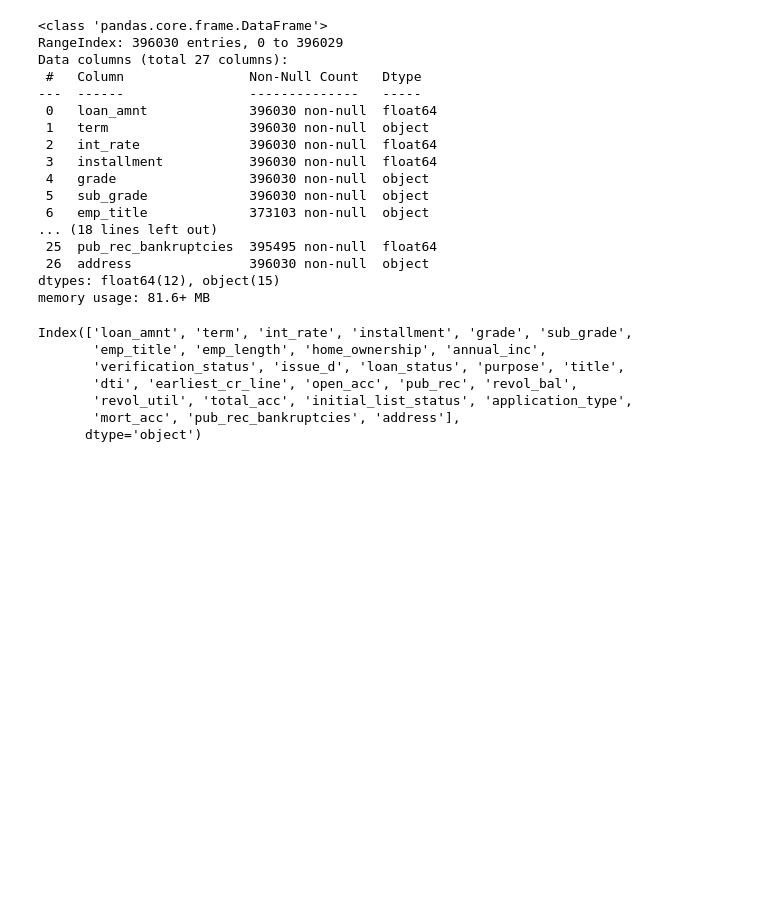
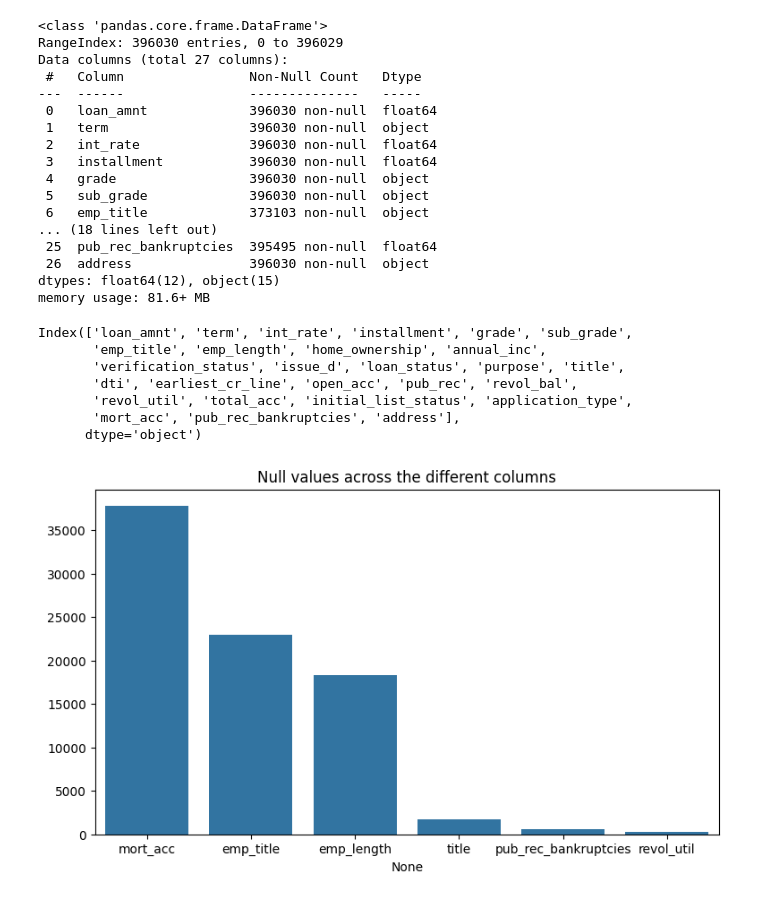
Before and after one commit to DineshPrabhuEng/Case_studies, a Jupyter notebook: Case_studies/Loan_tap_ML_case_study.ipynb, the cells around one changed output. Saved outputs shown, nothing was run; the diff lists cells and outputs as text; code cells hidden in the pictures; blank space fills up the shorter version.

```diff
--- a/Case_studies/Loan_tap_ML_case_study.ipynb
+++ b/Case_studies/Loan_tap_ML_case_study.ipynb
@@ -46,6 +47,6 @@ import seaborn as sns
 # %%
 #Creating a data frame
-df=pd.read_csv('/content/drive/MyDrive/Pandas Practice data sets/logistic_regression.csv')
+df=pd.read_csv('/content/drive/MyDrive/ALL datasets/logistic_regression.csv')
 # %%
 #Fetching first 5 records from the Data Frame
 df.head()
@@ -88,3 +93,13 @@ Index(['loan_amnt', 'term', 'int_rate', 'installment', 'grade', 'sub_grade',
        'revol_util', 'total_acc', 'initial_list_status', 'application_type',
        'mort_acc', 'pub_rec_bankruptcies', 'address'],
       dtype='object')
+# %%
+null_counts=df.isnull().sum()
+null_columns=null_counts[null_counts>0]
+null_columns=null_columns.sort_values(ascending=False)
+plt.figure(figsize=(9,5))
+plt.title('Null values across the different columns')
+sns.barplot(x=null_columns.index,y=null_columns.values)
+plt.show()
+# %% [output]
+[figure, added]
```
Also changed, not shown: parts of 31 cells of this notebook, 3 other files.
